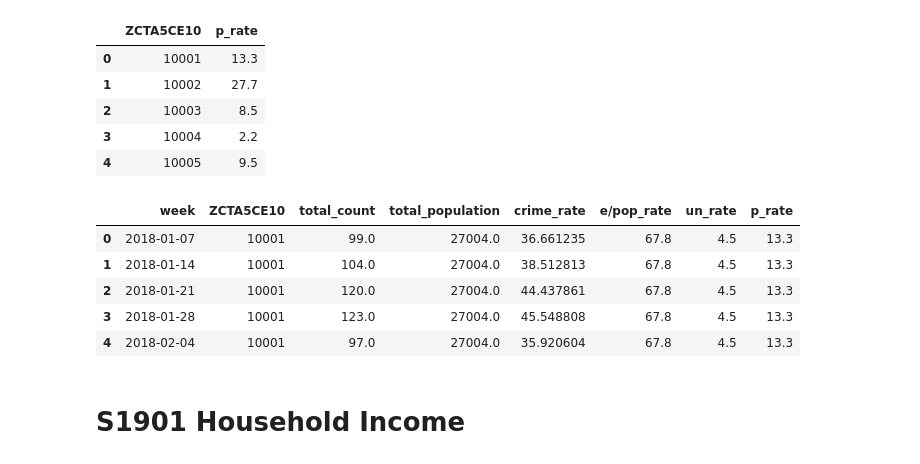
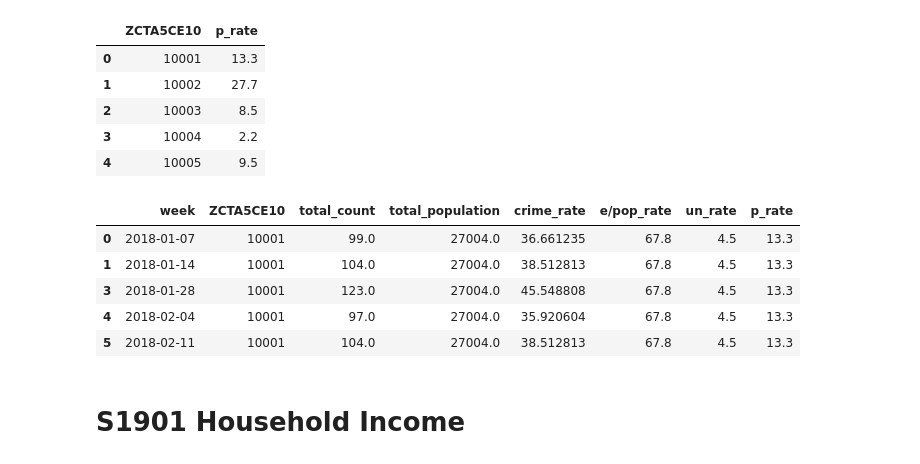
Before and after one commit to bail-reform/NYC, a Jupyter notebook: NYC_Data_Aggregation .ipynb, the cells around one changed output. Drawn from its saved outputs; the diff is of its cells as text; code cells hidden in the pictures.

```diff
--- a/NYC_Data_Aggregation .ipynb
+++ b/NYC_Data_Aggregation .ipynb
@@ -17,7 +17,7 @@ data1 = pd.read_csv(file_path1, low_memory=False)
 data1 = data1.drop(columns=['New Georeferenced Column'])
 data1['CMPLNT_FR_DT'] = pd.to_datetime(data1['CMPLNT_FR_DT'], errors='coerce')
 data1 = data1.sort_values(by='CMPLNT_FR_DT', ascending=True)
-data1 = data1[(data1['CMPLNT_FR_DT'] >= pd.Timestamp('2023-01-01')) & (data1['CMPLNT_FR_DT'] <= pd.Timestamp('2023-05-31'))]
+data1 = data1[(data1['CMPLNT_FR_DT'] >= pd.Timestamp('2023-01-01')) & (data1['CMPLNT_FR_DT'] <= pd.Timestamp('2023-05-28'))]
 # %%
 file_path2 = '/Users/yokij/Desktop/Capstone/NYC/NYPD_Complaint_Data_Historic.csv'
 data2 = pd.read_csv(file_path2, low_memory=False)
@@ -225,6 +233,9 @@ employment.head()
 | 2 | 10003 | 63.3 | 5.7 |
 | 3 | 10004 | 76.8 | 4.5 |
 | 4 | 10005 | 87.2 | 3.1 |
+# %%
+employment = employment.replace('-', pd.NA)
+employment = employment.dropna()
 # %%
 crime = crime.merge(employment, on = 'ZCTA5CE10', how = 'right')
 crime.tail()
@@ -254,16 +265,21 @@ poverty.head()
 | 2 | 10003 | 8.5 |
 | 3 | 10004 | 2.2 |
 | 4 | 10005 | 9.5 |
+# %%
+poverty = poverty.replace('-', pd.NA)
+poverty = poverty.dropna()
 # %%
 crime = crime.merge(poverty, on = 'ZCTA5CE10', how = 'outer')
+crime.loc[2, 'week'] = pd.NA
+crime = crime.dropna(subset=['week'])
 crime.head()
 # %% [output]
 |  | week | ZCTA5CE10 | total_count | total_population | crime_rate | e/pop_rate | un_rate | p_rate |
 | 0 | 2018-01-07 | 10001 | 99.0 | 27004.0 | 36.661235 | 67.8 | 4.5 | 13.3 |
 | 1 | 2018-01-14 | 10001 | 104.0 | 27004.0 | 38.512813 | 67.8 | 4.5 | 13.3 |
-| 2 | 2018-01-21 | 10001 | 120.0 | 27004.0 | 44.437861 | 67.8 | 4.5 | 13.3 |
 | 3 | 2018-01-28 | 10001 | 123.0 | 27004.0 | 45.548808 | 67.8 | 4.5 | 13.3 |
 | 4 | 2018-02-04 | 10001 | 97.0 | 27004.0 | 35.920604 | 67.8 | 4.5 | 13.3 |
+| 5 | 2018-02-11 | 10001 | 104.0 | 27004.0 | 38.512813 | 67.8 | 4.5 | 13.3 |
 # %% [markdown]
 # S1901 Household Income
 # %% [markdown]
```
Also changed, not shown: parts of 29 cells of this notebook, 1 other file.
